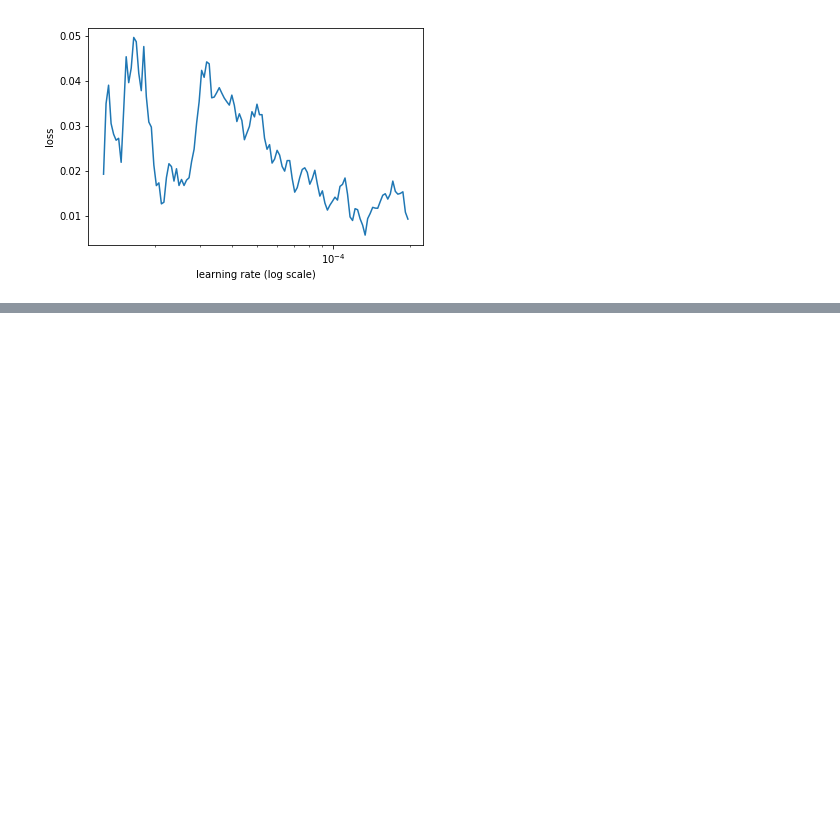
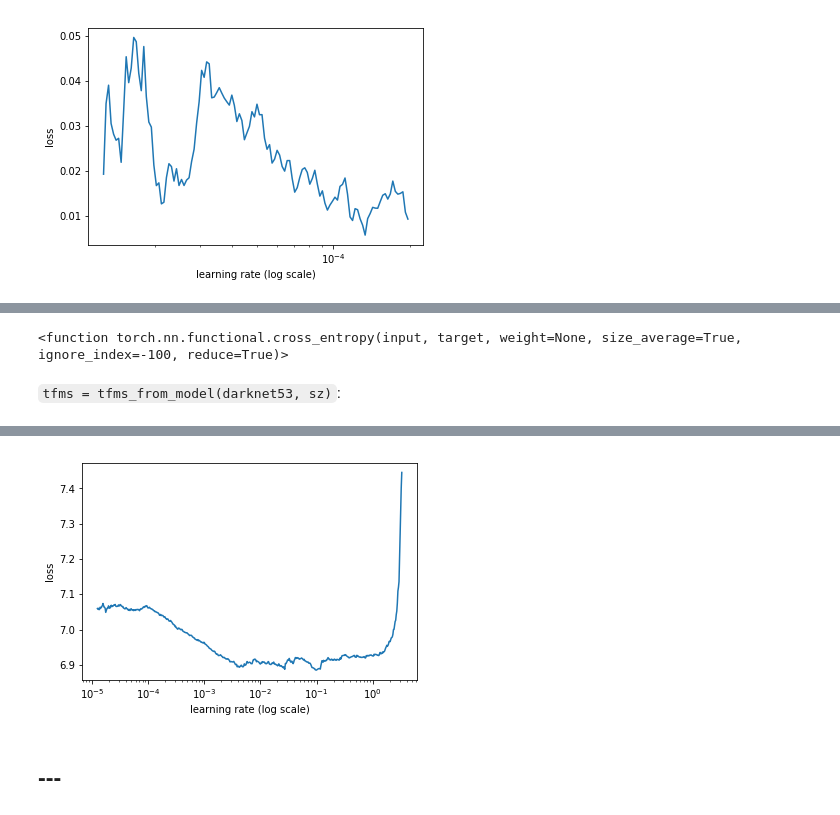
Before and after one commit to WNoxchi/deeplearningstudy, a Jupyter notebook: FADL2/darknet_test.ipynb, the cells around one changed output, grey strips where cells are left out. Drawn from its saved outputs; the diff is of its cells as text; code cells hidden in the pictures; blank space fills up the shorter version.

```diff
--- a/FADL2/darknet_test.ipynb
+++ b/FADL2/darknet_test.ipynb
@@ -486,0 +489,22 @@ learner.sched.plot()
+# %%
+sz = 256
+bs = 32
+darknet53 = darknet.darknet_53()
+# %%
+# tfms = tfms_from_stats(imagenet_stats, sz)
+tfms = tfms_from_model(darknet53, sz)
+# %%
+model_data = ImageClassifierData.from_paths(PATH, bs=bs, tfms=tfms, val_name='train')
+# %%
+# learner = ConvLearner.from_model_data(darknet53, model_data)
+learner = ConvLearner.from_model_data(darknet53, model_data, crit=F.cross_entropy)
+# %%
+learner.crit
+# %% [output]
+<function torch.nn.functional.cross_entropy(input, target, weight=None, size_average=True, ignore_index=-100, reduce=True)>
+# %% [markdown]
+`tfms = tfms_from_model(darknet53, sz)`:
+# %%
+learner.lr_find()
+learner.sched.plot()
+# %% [output]
@@ -486,0 +512,3 @@ learner.sched.plot()
+[figure, added]
+# %% [markdown]
+## ---
```
Also changed, not shown: parts of 2 cells of this notebook, 1 other file.
